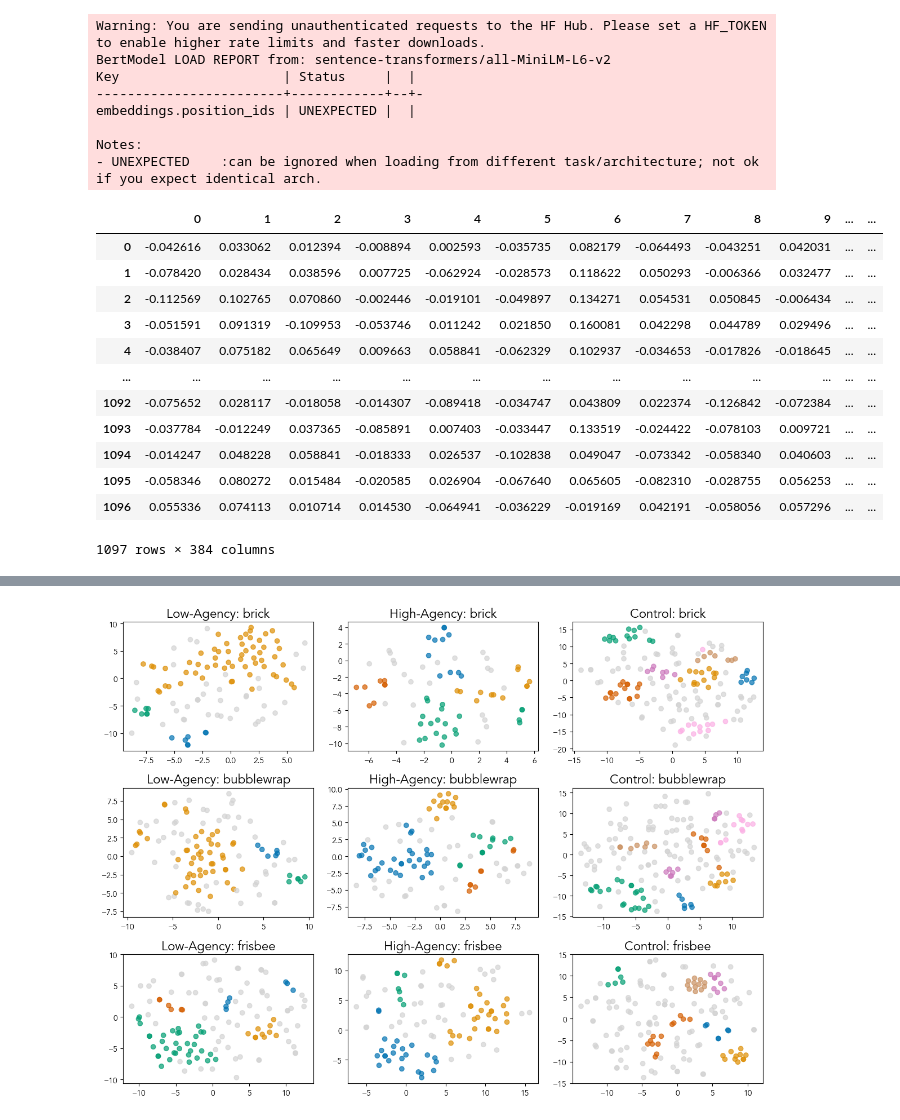
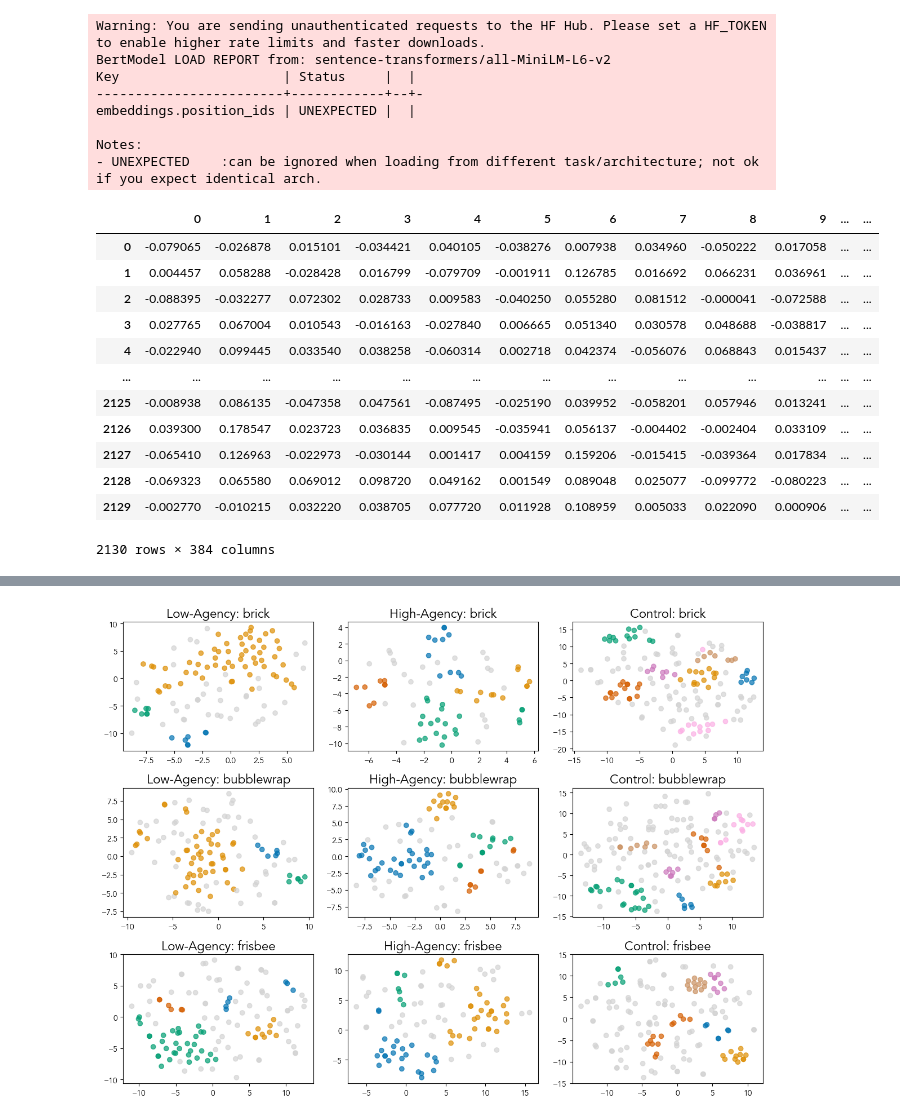
Before and after one commit to sarahhannahwu/idea_generation, a Jupyter notebook: analyses/iriss/clustering.ipynb, the cells around one changed output, grey strips where cells are left out. Drawn from its saved outputs; the diff is of its cells as text; code cells hidden in the pictures.

Commit message:
file paths

```diff
--- a/analyses/iriss/clustering.ipynb
+++ b/analyses/iriss/clustering.ipynb
@@ -28,41 +28,41 @@ plt.rcParams['figure.facecolor'] = 'white'
 # %%
 
 ## Clustering
 # 1. Load data
-file_path = '../../data/evaluated_compliant_ideas.csv'
+file_path = '../../data/iriss_manual_ratings_metrics.csv'
 df = pd.read_csv(file_path)
 
 # 2. Initialize Model
 model = SentenceTransformer('all-MiniLM-L6-v2')
 
 # 3. Generate Embeddings
 ideas = df['use'].fillna("").tolist()
 ideas = [idea.strip().lower() for idea in ideas]
 all_embeddings = model.encode(ideas, show_progress_bar=True)
 
 pd.DataFrame(all_embeddings)
 # %% [output]
 Warning: You are sending unauthenticated requests to the HF Hub. Please set a HF_TOKEN to enable higher rate limits and faster downloads.
 BertModel LOAD REPORT from: sentence-transformers/all-MiniLM-L6-v2
 Key                     | Status     |  |
 ------------------------+------------+--+-
 embeddings.position_ids | UNEXPECTED |  |
 
 Notes:
 - UNEXPECTED    :can be ignored when loading from different task/architecture; not ok if you expect identical arch.
 |  | 0 | 1 | 2 | 3 | 4 | 5 | 6 | 7 | 8 | 9 | ... | ... |
-| 0 | -0.042616 | 0.033062 | 0.012394 | -0.008894 | 0.002593 | -0.035735 | 0.082179 | -0.064493 | -0.043251 | 0.042031 | ... | ... |
-| 1 | -0.078420 | 0.028434 | 0.038596 | 0.007725 | -0.062924 | -0.028573 | 0.118622 | 0.050293 | -0.006366 | 0.032477 | ... | ... |
-| 2 | -0.112569 | 0.102765 | 0.070860 | -0.002446 | -0.019101 | -0.049897 | 0.134271 | 0.054531 | 0.050845 | -0.006434 | ... | ... |
-| 3 | -0.051591 | 0.091319 | -0.109953 | -0.053746 | 0.011242 | 0.021850 | 0.160081 | 0.042298 | 0.044789 | 0.029496 | ... | ... |
-| 4 | -0.038407 | 0.075182 | 0.065649 | 0.009663 | 0.058841 | -0.062329 | 0.102937 | -0.034653 | -0.017826 | -0.018645 | ... | ... |
+| 0 | -0.079065 | -0.026878 | 0.015101 | -0.034421 | 0.040105 | -0.038276 | 0.007938 | 0.034960 | -0.050222 | 0.017058 | ... | ... |
+| 1 | 0.004457 | 0.058288 | -0.028428 | 0.016799 | -0.079709 | -0.001911 | 0.126785 | 0.016692 | 0.066231 | 0.036961 | ... | ... |
+| 2 | -0.088395 | -0.032277 | 0.072302 | 0.028733 | 0.009583 | -0.040250 | 0.055280 | 0.081512 | -0.000041 | -0.072588 | ... | ... |
+| 3 | 0.027765 | 0.067004 | 0.010543 | -0.016163 | -0.027840 | 0.006665 | 0.051340 | 0.030578 | 0.048688 | -0.038817 | ... | ... |
+| 4 | -0.022940 | 0.099445 | 0.033540 | 0.038258 | -0.060314 | 0.002718 | 0.042374 | -0.056076 | 0.068843 | 0.015437 | ... | ... |
 | ... | ... | ... | ... | ... | ... | ... | ... | ... | ... | ... | ... | ... |
-| 1092 | -0.075652 | 0.028117 | -0.018058 | -0.014307 | -0.089418 | -0.034747 | 0.043809 | 0.022374 | -0.126842 | -0.072384 | ... | ... |
-| 1093 | -0.037784 | -0.012249 | 0.037365 | -0.085891 | 0.007403 | -0.033447 | 0.133519 | -0.024422 | -0.078103 | 0.009721 | ... | ... |
-| 1094 | -0.014247 | 0.048228 | 0.058841 | -0.018333 | 0.026537 | -0.102838 | 0.049047 | -0.073342 | -0.058340 | 0.040603 | ... | ... |
-| 1095 | -0.058346 | 0.080272 | 0.015484 | -0.020585 | 0.026904 | -0.067640 | 0.065605 | -0.082310 | -0.028755 | 0.056253 | ... | ... |
-| 1096 | 0.055336 | 0.074113 | 0.010714 | 0.014530 | -0.064941 | -0.036229 | -0.019169 | 0.042191 | -0.058056 | 0.057296 | ... | ... |
+| 2125 | -0.008938 | 0.086135 | -0.047358 | 0.047561 | -0.087495 | -0.025190 | 0.039952 | -0.058201 | 0.057946 | 0.013241 | ... | ... |
+| 2126 | 0.039300 | 0.178547 | 0.023723 | 0.036835 | 0.009545 | -0.035941 | 0.056137 | -0.004402 | -0.002404 | 0.033109 | ... | ... |
+| 2127 | -0.065410 | 0.126963 | -0.022973 | -0.030144 | 0.001417 | 0.004159 | 0.159206 | -0.015415 | -0.039364 | 0.017834 | ... | ... |
+| 2128 | -0.069323 | 0.065580 | 0.069012 | 0.098720 | 0.049162 | 0.001549 | 0.089048 | 0.025077 | -0.099772 | -0.080223 | ... | ... |
+| 2129 | -0.002770 | -0.010215 | 0.032220 | 0.038705 | 0.077720 | 0.011928 | 0.108959 | 0.005033 | 0.022090 | 0.000906 | ... | ... |
-1097 rows × 384 columns
+2130 rows × 384 columns
 # %%
 
 # 4. Prepare for Clustering
```
Also changed, not shown: parts of 4 cells of this notebook, 1 other file.
